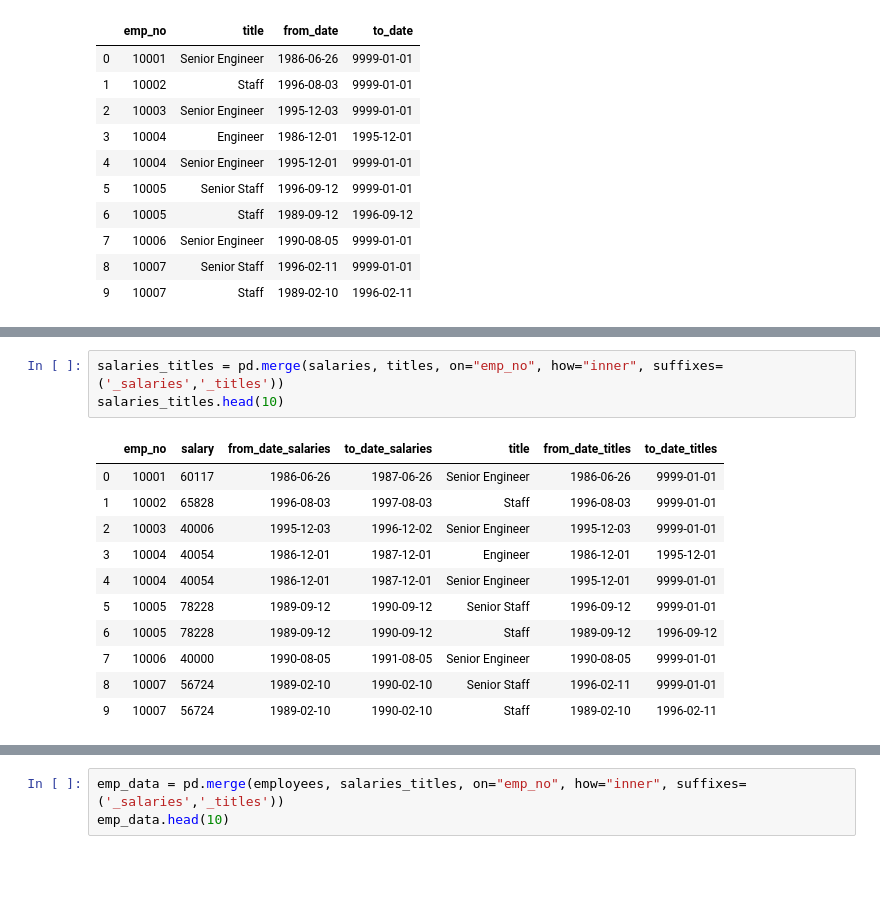
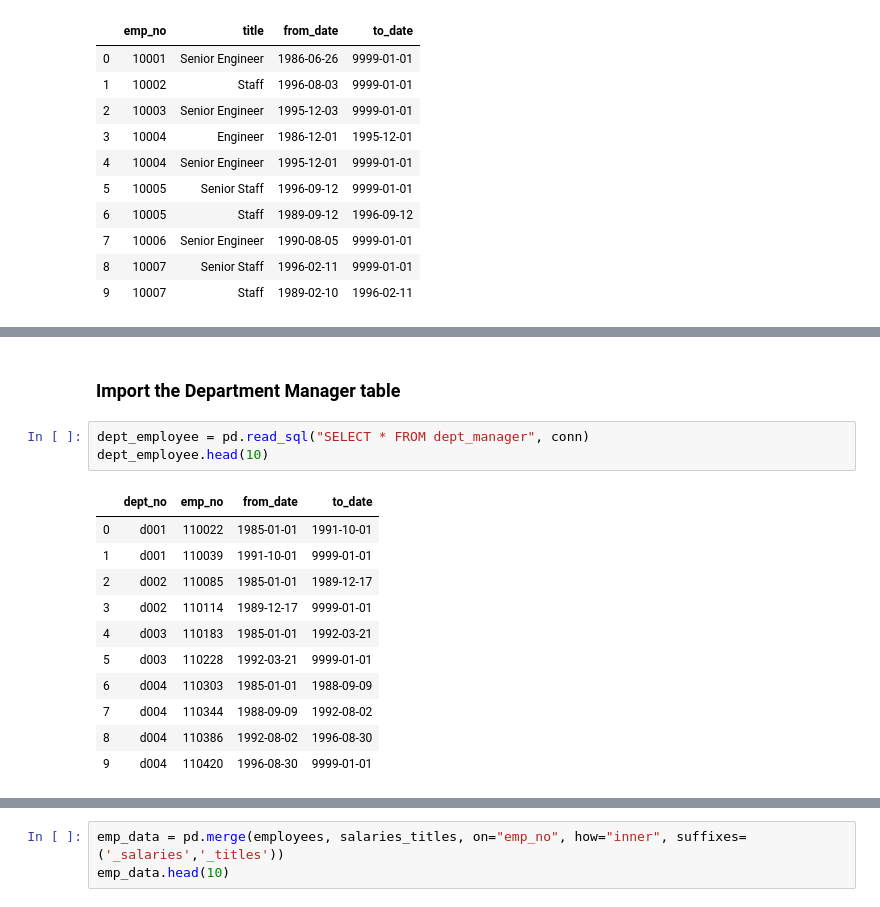
Before and after one commit to vmratcliff/SQL-Employee-Database, a Jupyter notebook: EmployeeSQL/Bonus_Emp_Data.ipynb, the cells around one changed output, grey strips where cells are left out. Saved outputs shown, nothing was run; the diff lists cells and outputs as text; blank space fills up the shorter version.

```diff
--- a/EmployeeSQL/Bonus_Emp_Data.ipynb
+++ b/EmployeeSQL/Bonus_Emp_Data.ipynb
@@ -65,15 +84,17 @@ titles.head(10)
-# %%
-salaries_titles = pd.merge(salaries, titles, on="emp_no", how="inner", suffixes=('_salaries','_titles'))
-salaries_titles.head(10)
-# %% [output]
-|  | emp_no | salary | from_date_salaries | to_date_salaries | title | from_date_titles | to_date_titles |
-| 0 | 10001 | 60117 | 1986-06-26 | 1987-06-26 | Senior Engineer | 1986-06-26 | 9999-01-01 |
-| 1 | 10002 | 65828 | 1996-08-03 | 1997-08-03 | Staff | 1996-08-03 | 9999-01-01 |
-| 2 | 10003 | 40006 | 1995-12-03 | 1996-12-02 | Senior Engineer | 1995-12-03 | 9999-01-01 |
-| 3 | 10004 | 40054 | 1986-12-01 | 1987-12-01 | Engineer | 1986-12-01 | 1995-12-01 |
-| 4 | 10004 | 40054 | 1986-12-01 | 1987-12-01 | Senior Engineer | 1995-12-01 | 9999-01-01 |
-| 5 | 10005 | 78228 | 1989-09-12 | 1990-09-12 | Senior Staff | 1996-09-12 | 9999-01-01 |
-| 6 | 10005 | 78228 | 1989-09-12 | 1990-09-12 | Staff | 1989-09-12 | 1996-09-12 |
-| 7 | 10006 | 40000 | 1990-08-05 | 1991-08-05 | Senior Engineer | 1990-08-05 | 9999-01-01 |
-| 8 | 10007 | 56724 | 1989-02-10 | 1990-02-10 | Senior Staff | 1996-02-11 | 9999-01-01 |
-| 9 | 10007 | 56724 | 1989-02-10 | 1990-02-10 | Staff | 1989-02-10 | 1996-02-11 |
+# %% [markdown]
+### Import the Department Manager table
+# %%
+dept_employee = pd.read_sql("SELECT * FROM dept_manager", conn)
+dept_employee.head(10)
+# %% [output]
+|  | dept_no | emp_no | from_date | to_date |
+| 0 | d001 | 110022 | 1985-01-01 | 1991-10-01 |
+| 1 | d001 | 110039 | 1991-10-01 | 9999-01-01 |
+| 2 | d002 | 110085 | 1985-01-01 | 1989-12-17 |
+| 3 | d002 | 110114 | 1989-12-17 | 9999-01-01 |
+| 4 | d003 | 110183 | 1985-01-01 | 1992-03-21 |
+| 5 | d003 | 110228 | 1992-03-21 | 9999-01-01 |
+| 6 | d004 | 110303 | 1985-01-01 | 1988-09-09 |
+| 7 | d004 | 110344 | 1988-09-09 | 1992-08-02 |
+| 8 | d004 | 110386 | 1992-08-02 | 1996-08-30 |
+| 9 | d004 | 110420 | 1996-08-30 | 9999-01-01 |
```
Also changed, not shown: parts of 19 cells of this notebook.
